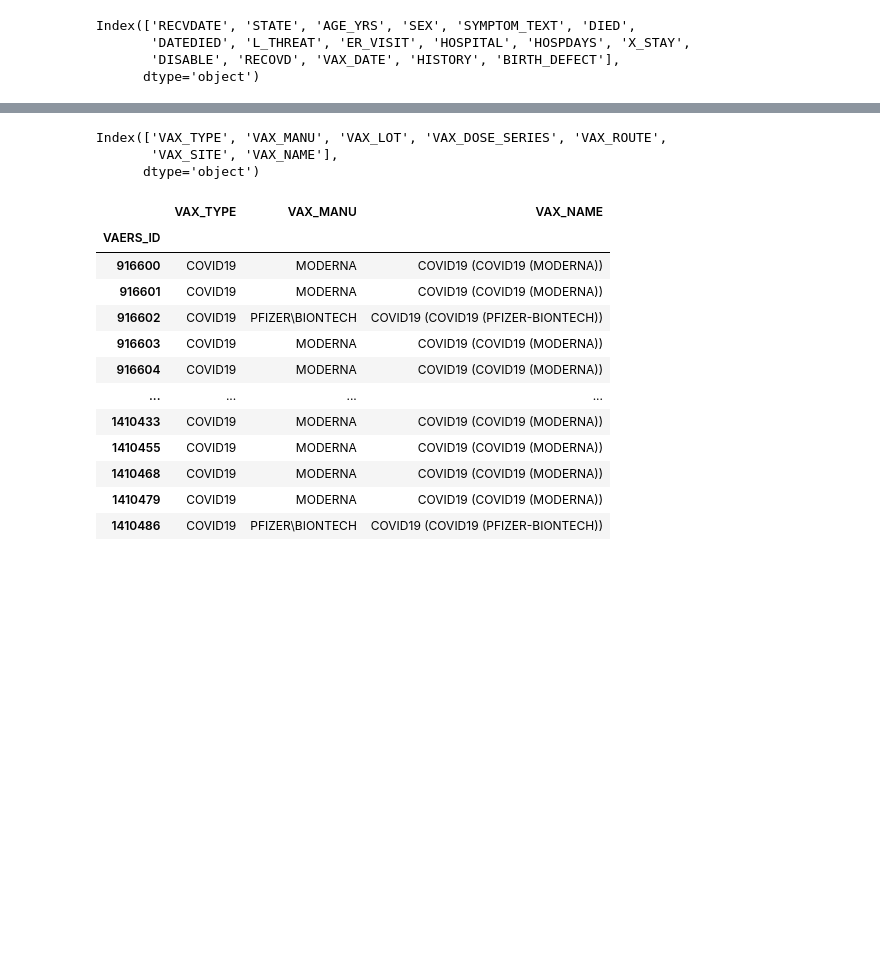
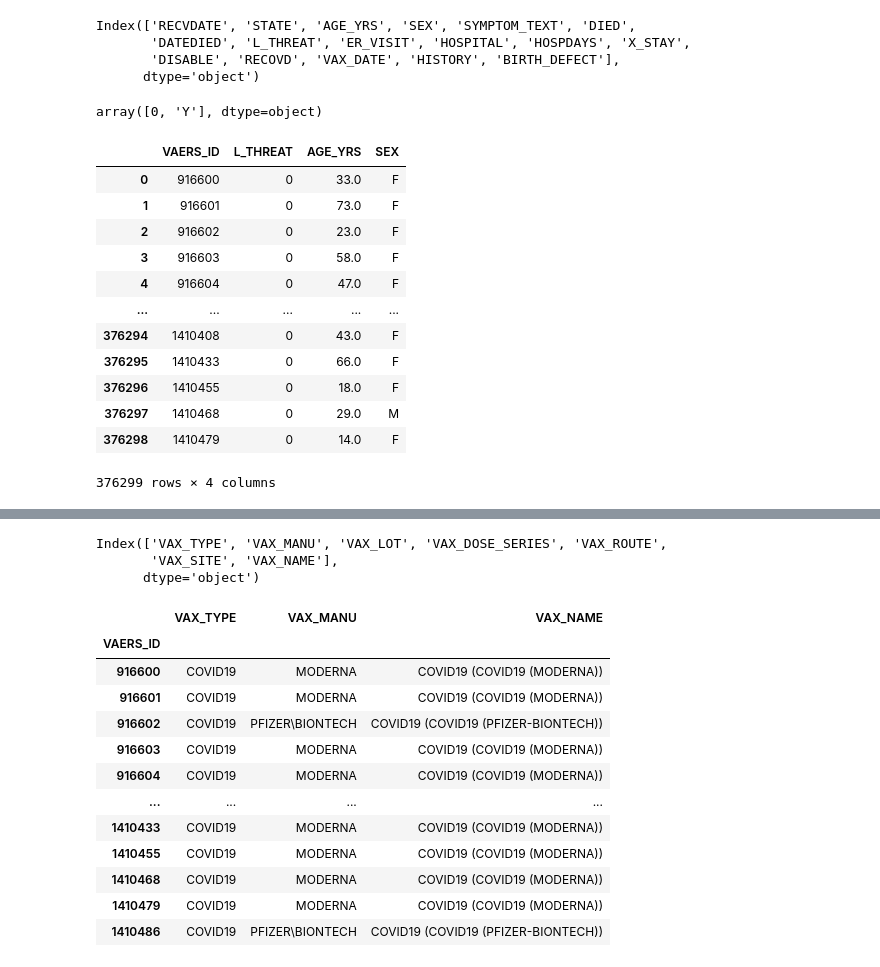
Before and after one commit to jvera01/COVID19_VAERS_ANALYSIS, a Jupyter notebook: Notebooks/VAERS_Dataset_Cleanup.ipynb, the cells around one changed output, grey strips where cells are left out. Drawn from its saved outputs; the diff is of its cells as text; code cells hidden in the pictures; blank space fills up the shorter version.

```diff
--- a/Notebooks/VAERS_Dataset_Cleanup.ipynb
+++ b/Notebooks/VAERS_Dataset_Cleanup.ipynb
@@ -96,0 +96,24 @@ Index(['RECVDATE', 'STATE', 'AGE_YRS', 'SEX', 'SYMPTOM_TEXT', 'DIED',
+# %%
+# make sure L_THREAT is only 2 values
+threat_check = vaers_data['L_THREAT'].unique()
+threat_check
+# %% [output]
+array([0, 'Y'], dtype=object)
+# %%
+# narrow down data to id and l threat
+threat = vaers_data[['VAERS_ID','L_THREAT','AGE_YRS','SEX']]
+threat
+# %% [output]
+|  | VAERS_ID | L_THREAT | AGE_YRS | SEX |
+| 0 | 916600 | 0 | 33.0 | F |
+| 1 | 916601 | 0 | 73.0 | F |
+| 2 | 916602 | 0 | 23.0 | F |
+| 3 | 916603 | 0 | 58.0 | F |
+| 4 | 916604 | 0 | 47.0 | F |
+| ... | ... | ... | ... | ... |
+| 376294 | 1410408 | 0 | 43.0 | F |
+| 376295 | 1410433 | 0 | 66.0 | F |
+| 376296 | 1410455 | 0 | 18.0 | F |
+| 376297 | 1410468 | 0 | 29.0 | M |
+| 376298 | 1410479 | 0 | 14.0 | F |
+376299 rows × 4 columns
```
Also changed, not shown: parts of 15 cells of this notebook.
